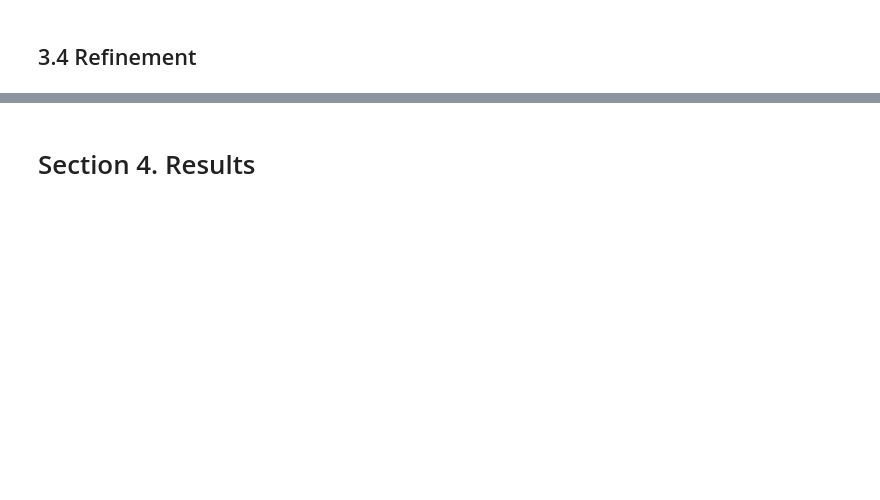
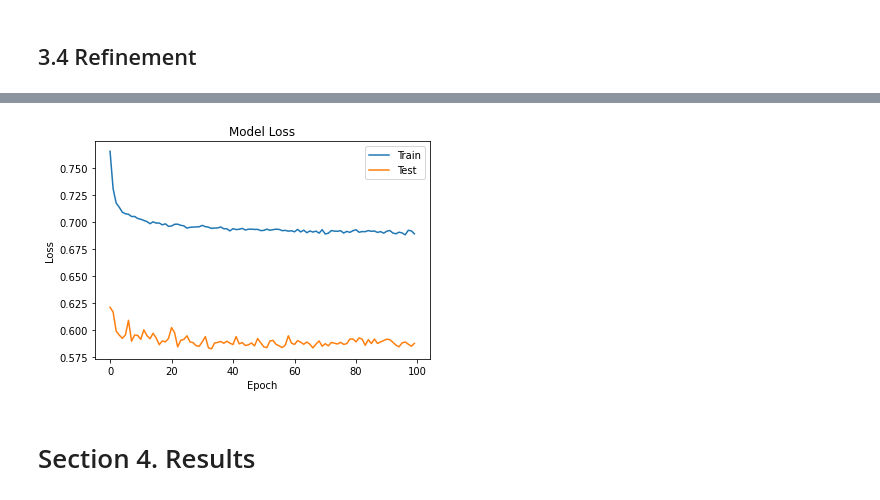
Before and after one commit to ereynrs/StarbuckRewardsOptimizer, a Jupyter notebook: Starbucks_Capstone_notebook.ipynb, the cells around one changed output, grey strips where cells are left out. Saved outputs shown, nothing was run; the diff lists cells and outputs as text; code cells hidden in the pictures; blank space fills up the shorter version.

```diff
--- a/Starbucks_Capstone_notebook.ipynb
+++ b/Starbucks_Capstone_notebook.ipynb
@@ -999,2 +1133,13 @@ weighted avg       0.70      0.70      0.70     17557
+# %%
+# depicting loss for both training and test data
+plt.plot(history.history['loss'])
+plt.plot(history.history['val_loss'])
+plt.title('Model Loss')
+plt.ylabel('Loss')
+plt.xlabel('Epoch')
+plt.legend(['Train', 'Test'], loc='upper right')
+plt.show()
+# %% [output]
+[figure, added]
 # %% [markdown]
 # Section 4. Results
```
Also changed, not shown: parts of 17 cells of this notebook, 1 other file.
